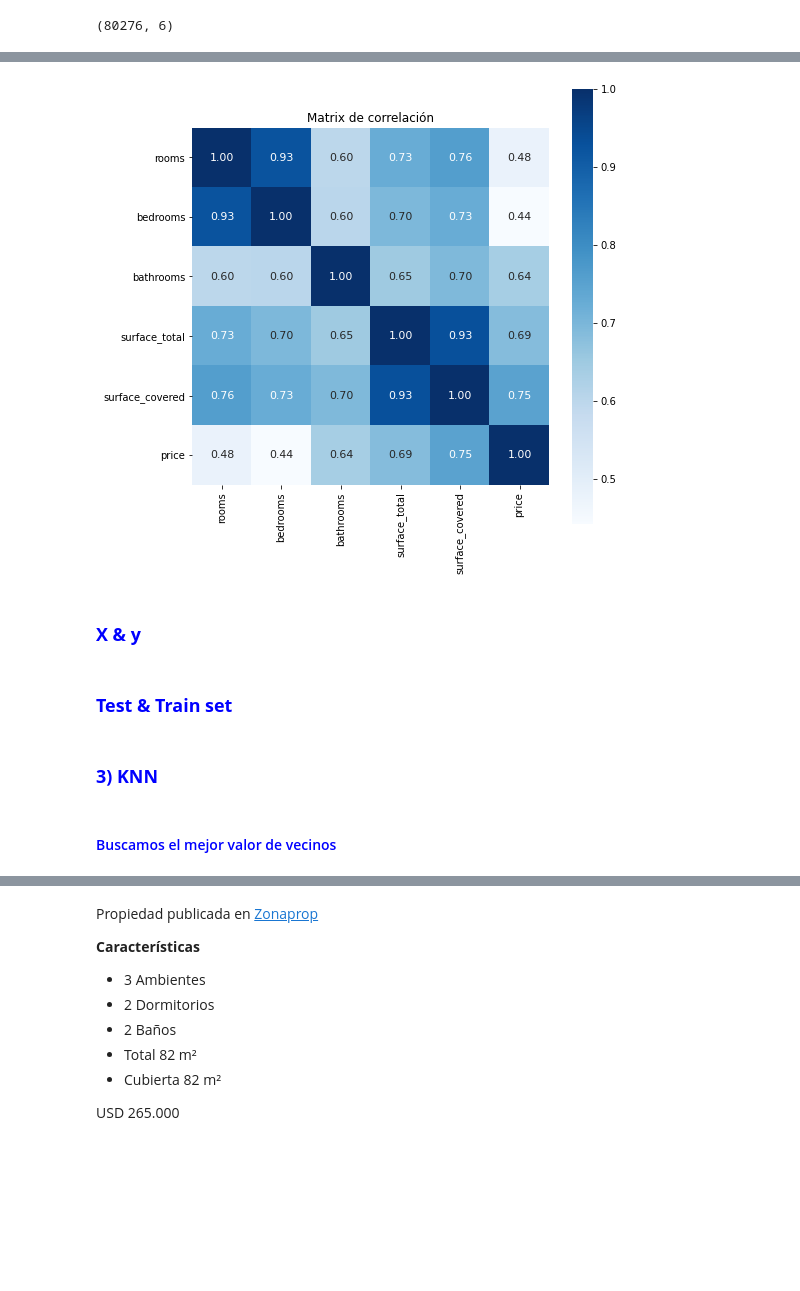
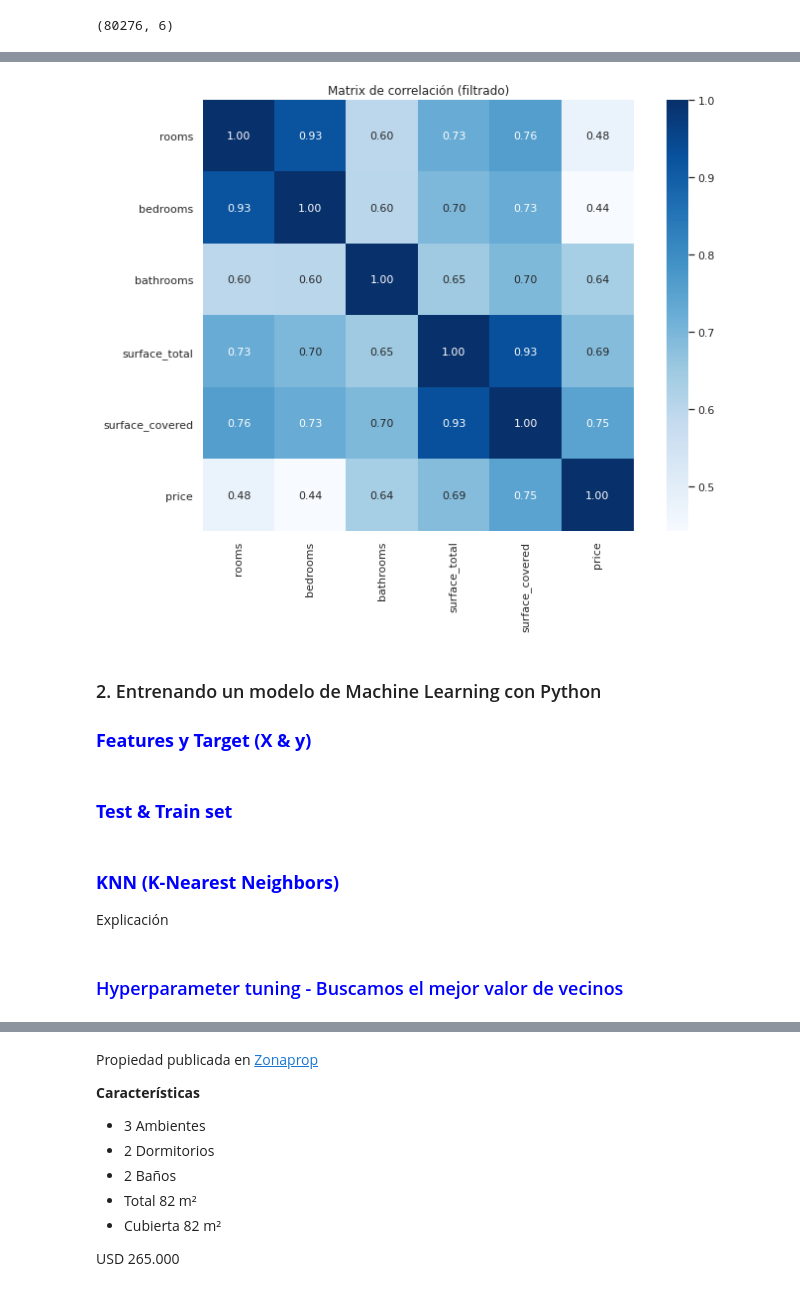
Before and after one commit to joaquinmenendez/Tasador, a Jupyter notebook: PyDay_Proyecto.ipynb, the cells around one changed output, grey strips where cells are left out. Cells and saved outputs as stored; diff of their text form; code cells hidden in the pictures; blank space fills up the shorter version.

Commit message:
added some modification to the plots

```diff
--- a/PyDay_Proyecto.ipynb
+++ b/PyDay_Proyecto.ipynb
@@ -21,2 +27,3 @@ En esta sección, debes entrenar dos modelos de Machine Learning - uno de vecino
 # %%
-df = pd.read_csv('tmp/data/DS_Proyecto_01_Datos_Properati.csv')
+df = pd.read_csv('tmp/data/DS_Proyecto_01_Datos_Properati.csv', parse_dates=['end_date'])
+df.info()
@@ -22,0 +68,11 @@ df = pd.read_csv('tmp/data/DS_Proyecto_01_Datos_Properati.csv')
+# %%
+# dates to datetime
+dates = ['start_date', 'end_date', 'created_on']
+for i in dates:
+    df[i] = pd.to_datetime(df[i], yearfirst=True, errors='coerce') #algunas end_date no terminaron
+
+# to integer
+for amb in ['rooms', 'bedrooms', 'bathrooms']:
+    df[amb] = df[amb].astype(int, errors='ignore')
+
+df.info()
@@ -48,13 +270,16 @@ df.head()
 # %%
+# Correlación luego de filtrar
 corr = df.corr()
-plt.figure(figsize=(8,8))
+plt.figure(figsize=(12,8))
 sns.heatmap(corr, cbar = True,  square = True, annot=True, fmt= '.2f',annot_kws={'size': 11}, cmap= 'Blues')
-plt.title('Matrix de correlación')
+plt.title('Matrix de correlación (filtrado)')
 plt.show()
 # %% [output]
-[figure, old version]
+[figure, new version]
-# %% [markdown]
-### <font color=Blue>__X & y__</font>
+# %% [markdown]
+### 2. Entrenando un modelo de Machine Learning con Python
+
+### <font color=Blue>__Features y Target (X & y)__</font>
 # %%
 X = df[['rooms', 'bedrooms', 'bathrooms', 'surface_total', 'surface_covered' ]]
 y = df.price
@@ -74,9 +299,11 @@ scaler = StandardScaler()
 X_train = scaler.fit_transform(X_train)
 X_test = scaler.transform(X_test)
 # %% [markdown]
-### <font color=Blue>__3) KNN__</font>
+### <font color=Blue>__KNN (K-Nearest Neighbors)__</font>
+
+Explicación
 # %% [markdown]
-#### <font color=Blue>Buscamos el mejor valor de vecinos</font>
+### <font color=Blue>Hyperparameter tuning - Buscamos el mejor valor de vecinos</font>
 # %%
 list_mae_train = []
 list_mae_test = []
```
Also changed, not shown: parts of 38 cells of this notebook.
